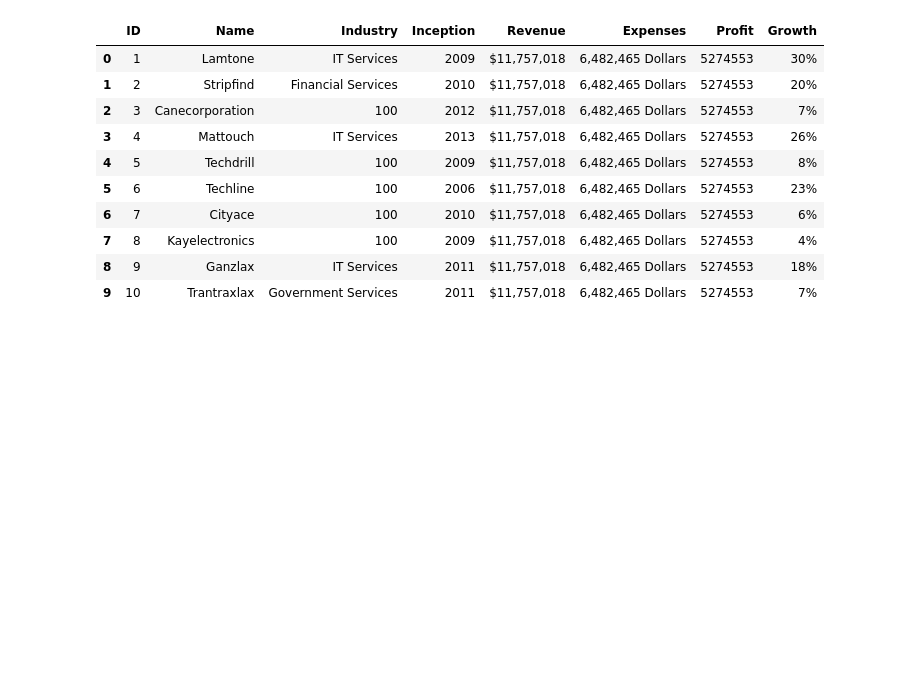
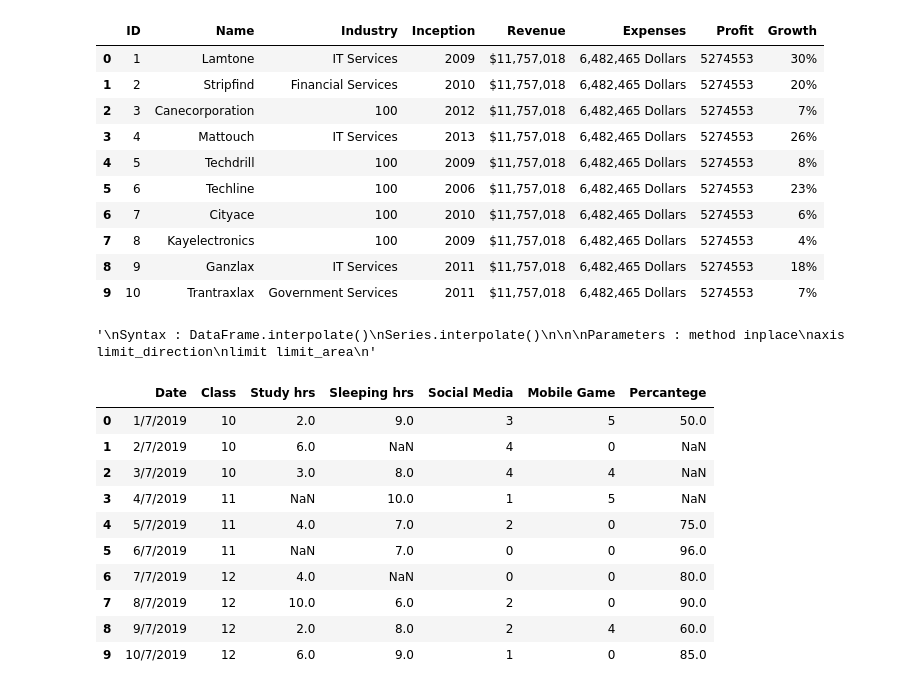
Before and after one commit to Shantonu-Acharjee/All-Gide-Bank, a Jupyter notebook: ARTIFICIAL_INTELLIGENCE_Gide_Bank/MACHINE_LEARNING_GIDE_BANK/PANDAS/Pandas_Gide.ipynb, the cells around one changed output. Saved outputs shown, nothing was run; the diff lists cells and outputs as text; code cells hidden in the pictures; blank space fills up the shorter version.

```diff
--- a/ARTIFICIAL_INTELLIGENCE_Gide_Bank/MACHINE_LEARNING_GIDE_BANK/PANDAS/Pandas_Gide.ipynb
+++ b/ARTIFICIAL_INTELLIGENCE_Gide_Bank/MACHINE_LEARNING_GIDE_BANK/PANDAS/Pandas_Gide.ipynb
@@ -1739,0 +1744,28 @@ df
+# %%
+'''
+Syntax : DataFrame.interpolate()
+Series.interpolate()
+
+
+Parameters : method inplace
+axis limit_direction
+limit limit_area
+
+'''
+# %% [output]
+'\nSyntax : DataFrame.interpolate()\nSeries.interpolate()\n\n\nParameters : method inplace\naxis limit_direction\nlimit limit_area\n'
+# %%
+df = pd.read_csv('Student_2.csv')
+df
+# %% [output]
+|  | Date | Class | Study hrs | Sleeping hrs | Social Media | Mobile Game | Percantege |
+| 0 | 1/7/2019 | 10 | 2.0 | 9.0 | 3 | 5 | 50.0 |
+| 1 | 2/7/2019 | 10 | 6.0 | NaN | 4 | 0 | NaN |
+| 2 | 3/7/2019 | 10 | 3.0 | 8.0 | 4 | 4 | NaN |
+| 3 | 4/7/2019 | 11 | NaN | 10.0 | 1 | 5 | NaN |
+| 4 | 5/7/2019 | 11 | 4.0 | 7.0 | 2 | 0 | 75.0 |
+| 5 | 6/7/2019 | 11 | NaN | 7.0 | 0 | 0 | 96.0 |
+| 6 | 7/7/2019 | 12 | 4.0 | NaN | 0 | 0 | 80.0 |
+| 7 | 8/7/2019 | 12 | 10.0 | 6.0 | 2 | 0 | 90.0 |
+| 8 | 9/7/2019 | 12 | 2.0 | 8.0 | 2 | 4 | 60.0 |
+| 9 | 10/7/2019 | 12 | 6.0 | 9.0 | 1 | 0 | 85.0 |
```
Also changed, not shown: parts of 19 cells of this notebook, 1 other file.
